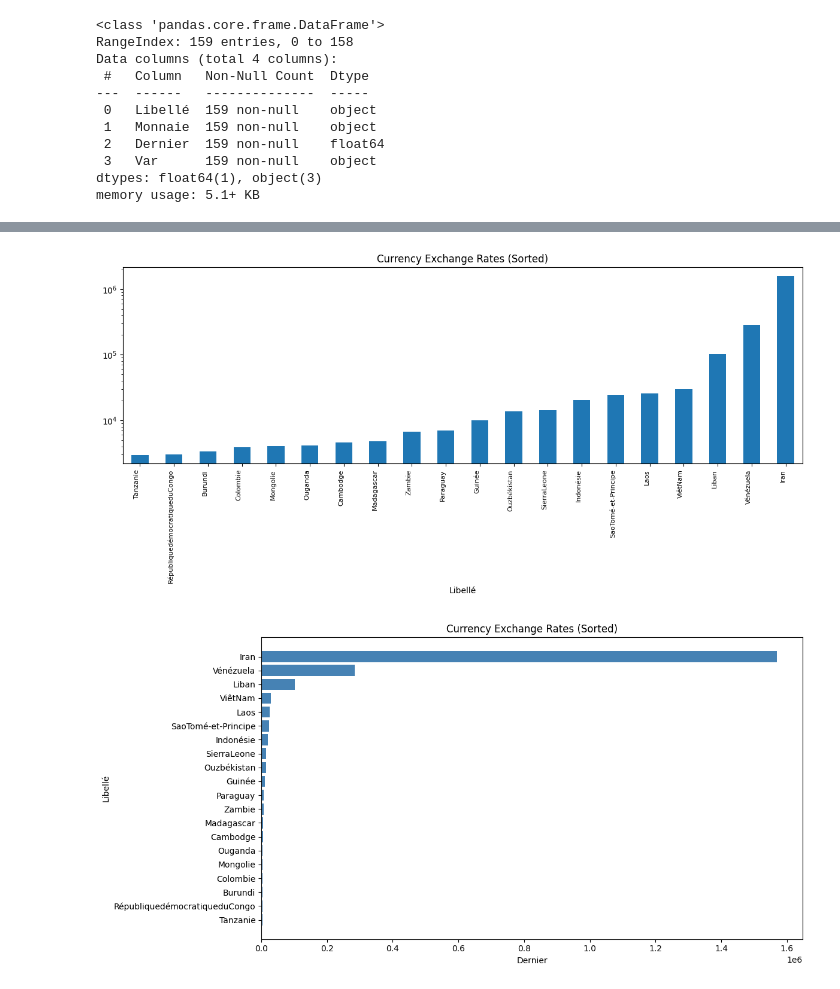
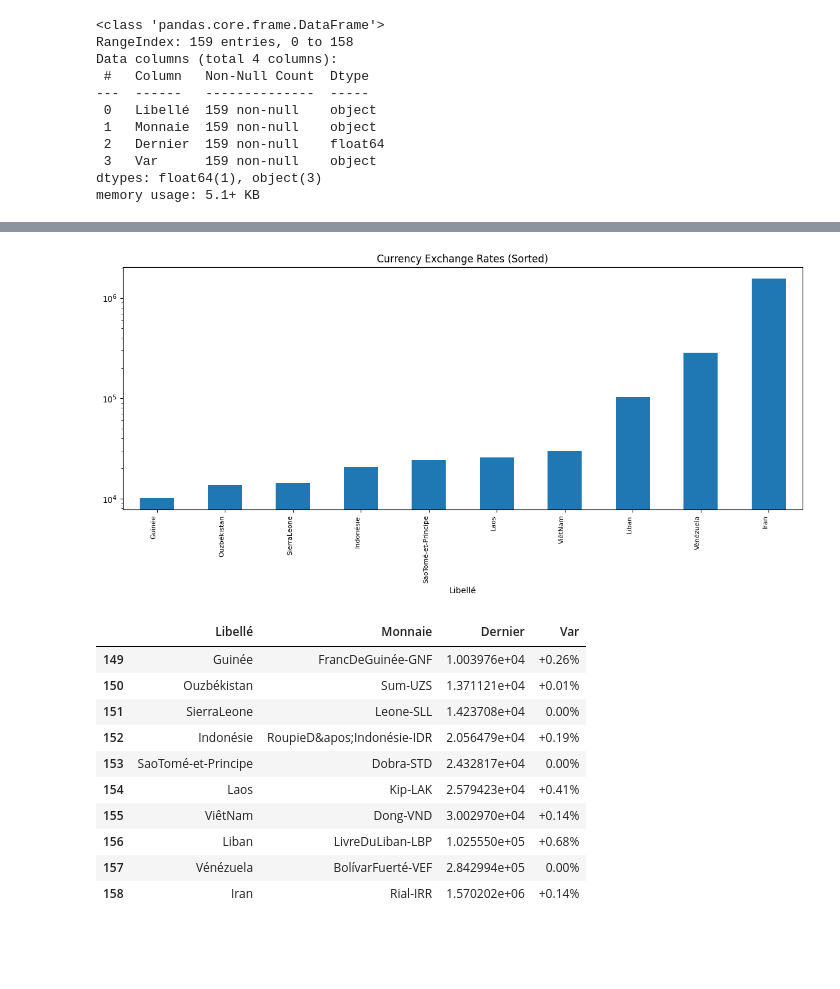
Before and after one commit to jdavid54/jupyter_notebooks2, a Jupyter notebook: euro_worldcurrencies.ipynb, the cells around one changed output, grey strips where cells are left out. Saved outputs shown, nothing was run; the diff lists cells and outputs as text; code cells hidden in the pictures; blank space fills up the shorter version.

```diff
--- a/euro_worldcurrencies.ipynb
+++ b/euro_worldcurrencies.ipynb
@@ -79,22 +79,25 @@ pdframe_sorted.tail(20)
 # %%
 import matplotlib.pyplot as plt
-n = 20
+n = 10
 pdframe_sorted.tail(n).plot(x='Libellé', y='Dernier', figsize=(12, 6), logy=True,
                              title='Currency Exchange Rates (Sorted)', kind='bar', legend=False)
 plt.xticks(rotation=90, ha='right', fontsize=8)
 plt.tight_layout()
 plt.show()
 # %% [output]
-[figure, old version]
+[figure, new version]
 # %%
 subset = pdframe_sorted.tail(n)
-
-plt.figure(figsize=(12, 6))
-plt.barh(subset['Libellé'], subset['Dernier'], color='steelblue')
-plt.xlabel('Dernier')
-plt.ylabel('Libellé')
-plt.title('Currency Exchange Rates (Sorted)')
-plt.tight_layout()
-plt.show()
+subset
 # %% [output]
-[figure, removed]
+|  | Libellé | Monnaie | Dernier | Var |
+| 149 | Guinée | FrancDeGuinée-GNF | 1.003976e+04 | +0.26% |
+| 150 | Ouzbékistan | Sum-UZS | 1.371121e+04 | +0.01% |
+| 151 | SierraLeone | Leone-SLL | 1.423708e+04 | 0.00% |
+| 152 | Indonésie | RoupieD&apos;Indonésie-IDR | 2.056479e+04 | +0.19% |
+| 153 | SaoTomé-et-Principe | Dobra-STD | 2.432817e+04 | 0.00% |
+| 154 | Laos | Kip-LAK | 2.579423e+04 | +0.41% |
+| 155 | ViêtNam | Dong-VND | 3.002970e+04 | +0.14% |
+| 156 | Liban | LivreDuLiban-LBP | 1.025550e+05 | +0.68% |
+| 157 | Vénézuela | BolívarFuerté-VEF | 2.842994e+05 | 0.00% |
+| 158 | Iran | Rial-IRR | 1.570202e+06 | +0.14% |
```
Also changed, not shown: parts of 6 cells of this notebook, 22 other files.
